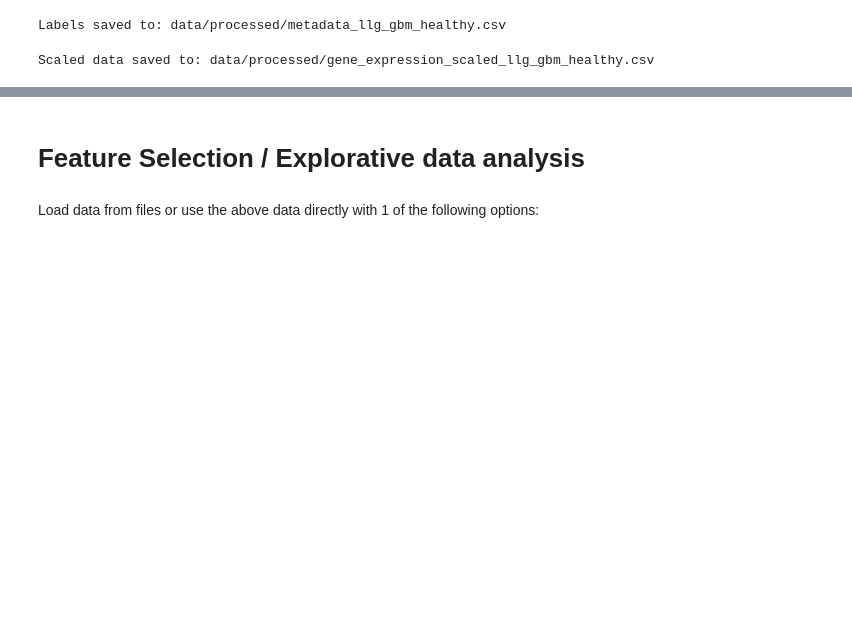
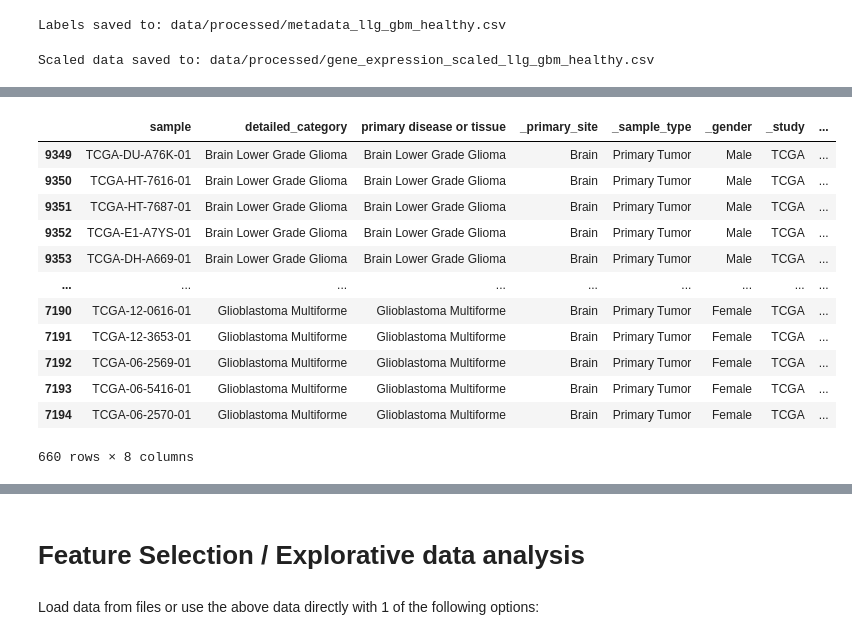
Before and after one commit to tobitotaku/ai-brain-tumor, a Jupyter notebook: preprocessing_stream_c.ipynb, the cells around one changed output, grey strips where cells are left out. Saved outputs shown, nothing was run; the diff lists cells and outputs as text; code cells hidden in the pictures; blank space fills up the shorter version.

```diff
--- a/preprocessing_stream_c.ipynb
+++ b/preprocessing_stream_c.ipynb
@@ -504,0 +507,21 @@ Scaled data saved to: data/processed/gene_expression_scaled_llg_gbm_healthy.csv
+# %%
+unhealthy_metadata_brain_gbm_llg = metadata_brain_df[(
+    (metadata_brain_df['_sample_type'] == 'Primary Tumor')
+)]
+print(f"Created Unhealthy group with {len(unhealthy_metadata_brain_gbm_llg)} samples.")
+
+unhealthy_llg_metadata = unhealthy_metadata_brain_gbm_llg[
+    unhealthy_metadata_brain_gbm_llg['primary disease or tissue'] == 'Brain Lower Grade Glioma'
+].copy()
+print(f"Created Unhealthy LLG group with {len(unhealthy_llg_metadata)} samples.")
+unhealthy_llg_metadata['label'] = 2
+
+unhealthy_gbm_metadata = unhealthy_metadata_brain_gbm_llg[
+    unhealthy_metadata_brain_gbm_llg['primary disease or tissue'] == 'Glioblastoma Multiforme'
+].copy()
+print(f"Created Unhealthy GBM group with {len(unhealthy_gbm_metadata)} samples.")
+unhealthy_gbm_metadata['label'] = 3
+
+
+combined_metadata_gbm_llg_df = pd.concat([unhealthy_llg_metadata, unhealthy_gbm_metadata])
+combined_metadata_gbm_llg_df.info()
@@ -504,0 +635,16 @@ Scaled data saved to: data/processed/gene_expression_scaled_llg_gbm_healthy.csv
+# %%
+combined_metadata_gbm_llg_df
+# %% [output]
+|  | sample | detailed_category | primary disease or tissue | _primary_site | _sample_type | _gender | _study | ... |
+| 9349 | TCGA-DU-A76K-01 | Brain Lower Grade Glioma | Brain Lower Grade Glioma | Brain | Primary Tumor | Male | TCGA | ... |
+| 9350 | TCGA-HT-7616-01 | Brain Lower Grade Glioma | Brain Lower Grade Glioma | Brain | Primary Tumor | Male | TCGA | ... |
+| 9351 | TCGA-HT-7687-01 | Brain Lower Grade Glioma | Brain Lower Grade Glioma | Brain | Primary Tumor | Male | TCGA | ... |
+| 9352 | TCGA-E1-A7YS-01 | Brain Lower Grade Glioma | Brain Lower Grade Glioma | Brain | Primary Tumor | Male | TCGA | ... |
+| 9353 | TCGA-DH-A669-01 | Brain Lower Grade Glioma | Brain Lower Grade Glioma | Brain | Primary Tumor | Male | TCGA | ... |
+| ... | ... | ... | ... | ... | ... | ... | ... | ... |
+| 7190 | TCGA-12-0616-01 | Glioblastoma Multiforme | Glioblastoma Multiforme | Brain | Primary Tumor | Female | TCGA | ... |
+| 7191 | TCGA-12-3653-01 | Glioblastoma Multiforme | Glioblastoma Multiforme | Brain | Primary Tumor | Female | TCGA | ... |
+| 7192 | TCGA-06-2569-01 | Glioblastoma Multiforme | Glioblastoma Multiforme | Brain | Primary Tumor | Female | TCGA | ... |
+| 7193 | TCGA-06-5416-01 | Glioblastoma Multiforme | Glioblastoma Multiforme | Brain | Primary Tumor | Female | TCGA | ... |
+| 7194 | TCGA-06-2570-01 | Glioblastoma Multiforme | Glioblastoma Multiforme | Brain | Primary Tumor | Female | TCGA | ... |
+660 rows × 8 columns
```
Also changed, not shown: parts of 10 cells of this notebook, 1 other file.
